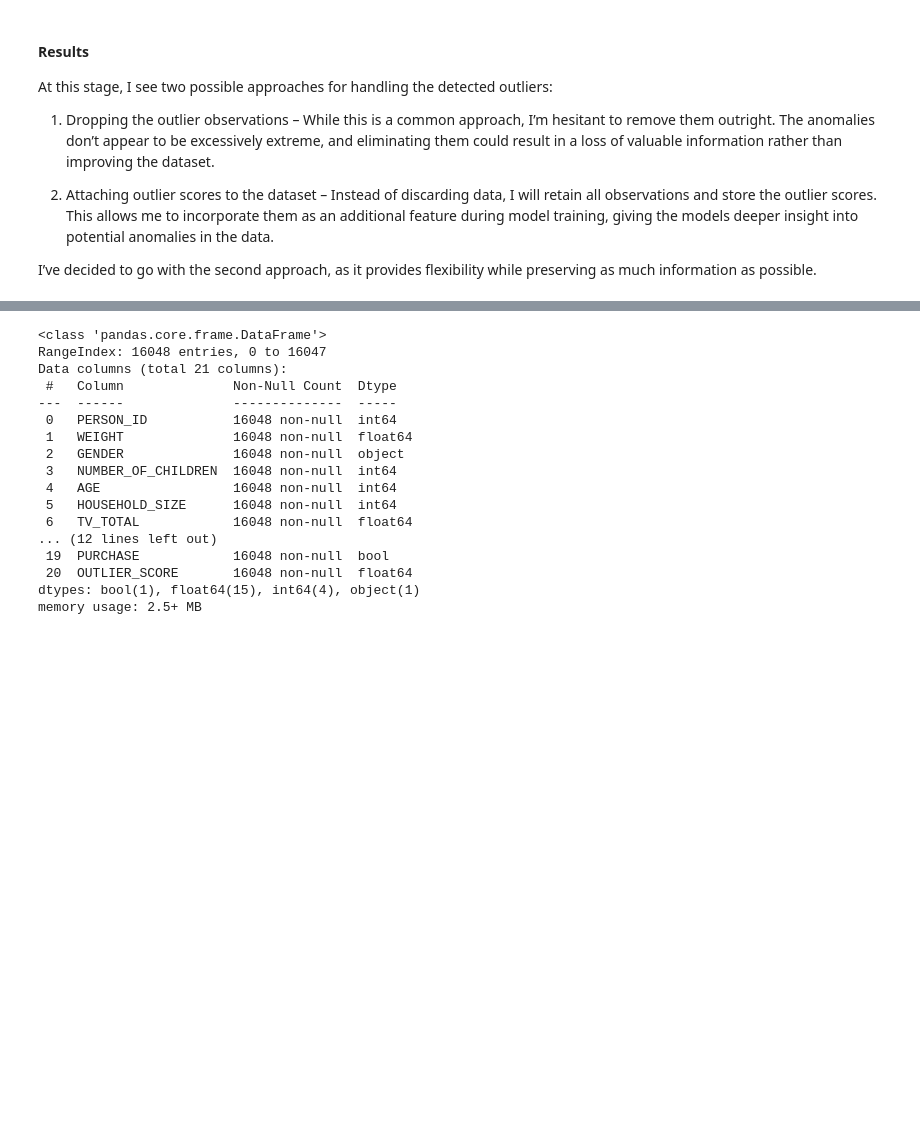
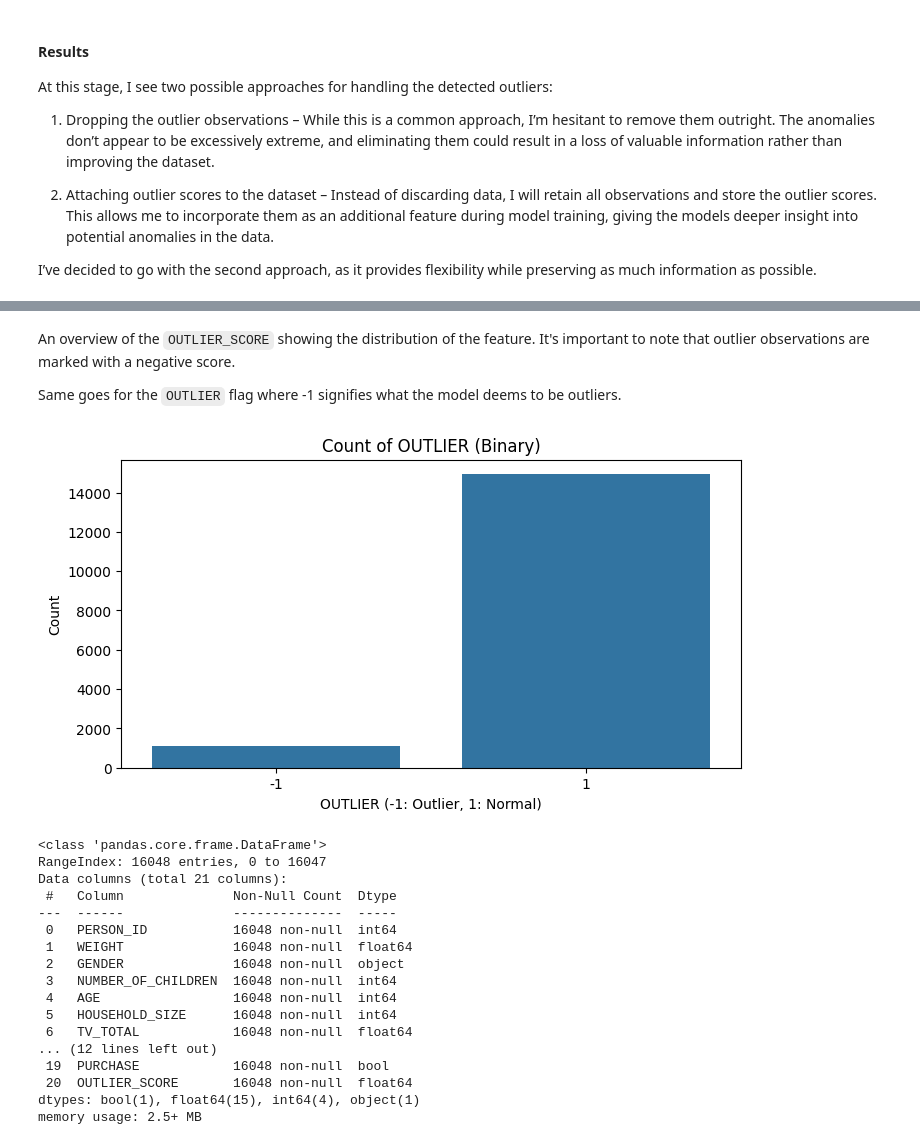
Before and after one commit to JustaKris/XYZ-Marketing-Campaign, a Jupyter notebook: notebooks/02_XYZ_campaign_feature_engineering.ipynb, the cells around one changed output, grey strips where cells are left out. Drawn from its saved outputs; the diff is of its cells as text; code cells hidden in the pictures; blank space fills up the shorter version.

```diff
--- a/notebooks/02_XYZ_campaign_feature_engineering.ipynb
+++ b/notebooks/02_XYZ_campaign_feature_engineering.ipynb
@@ -102,3 +112,17 @@ data["OUTLIER_SCORE"] = iso_forest.decision_function(data_od)
+# %% [markdown]
+An overview of the `OUTLIER_SCORE` showing the distribution of the feature. It's important to note that outlier observations are marked with a negative score.
+
+Same goes for the `OUTLIER` flag where -1 signifies  what the model deems to be outliers.
+# %%
+# Plot the distribution of OUTLIER (binary)
+plt.figure(figsize=(8, 4))
+sns.countplot(x='OUTLIER', data=data)
+plt.title("Count of OUTLIER (Binary)")
+plt.xlabel("OUTLIER (-1: Outlier, 1: Normal)")
+plt.ylabel("Count")
+plt.show()
+# %% [output]
+[figure, added]
 # %%
 # Remove outliers
 # data = data[data['OUTLIER'] == 1]
```
Also changed, not shown: parts of 1 cell of this notebook, 7 other files.
